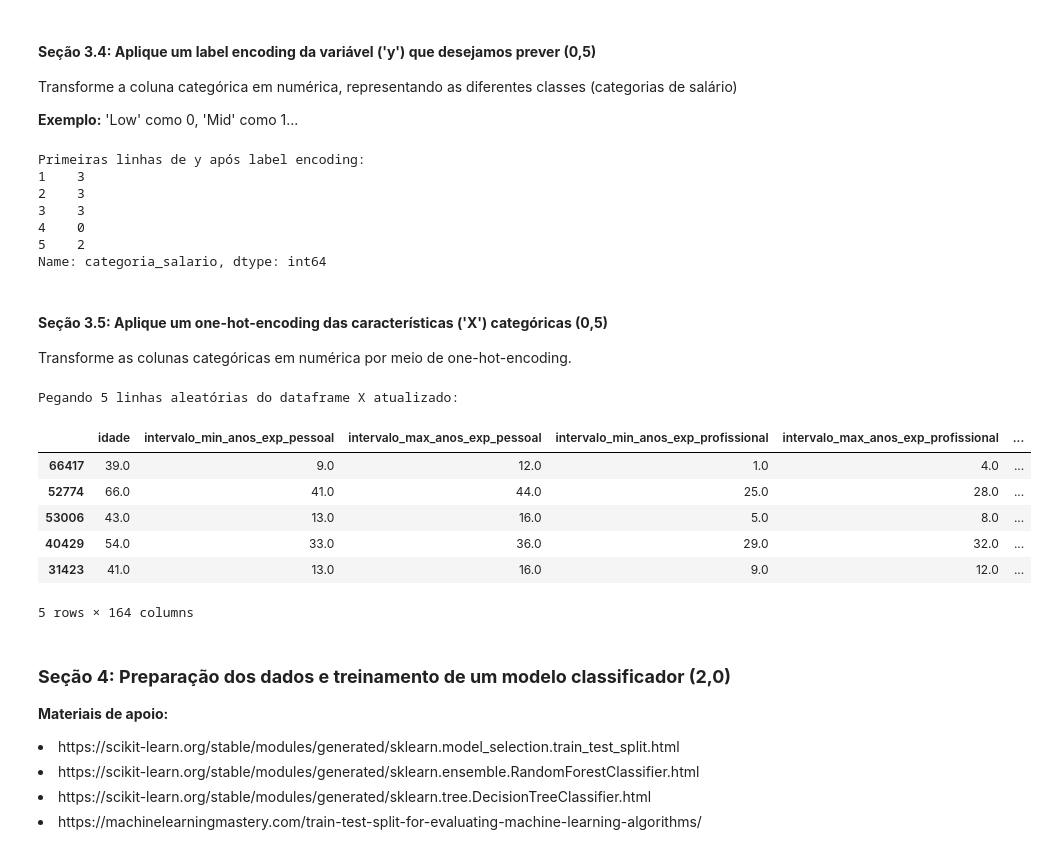
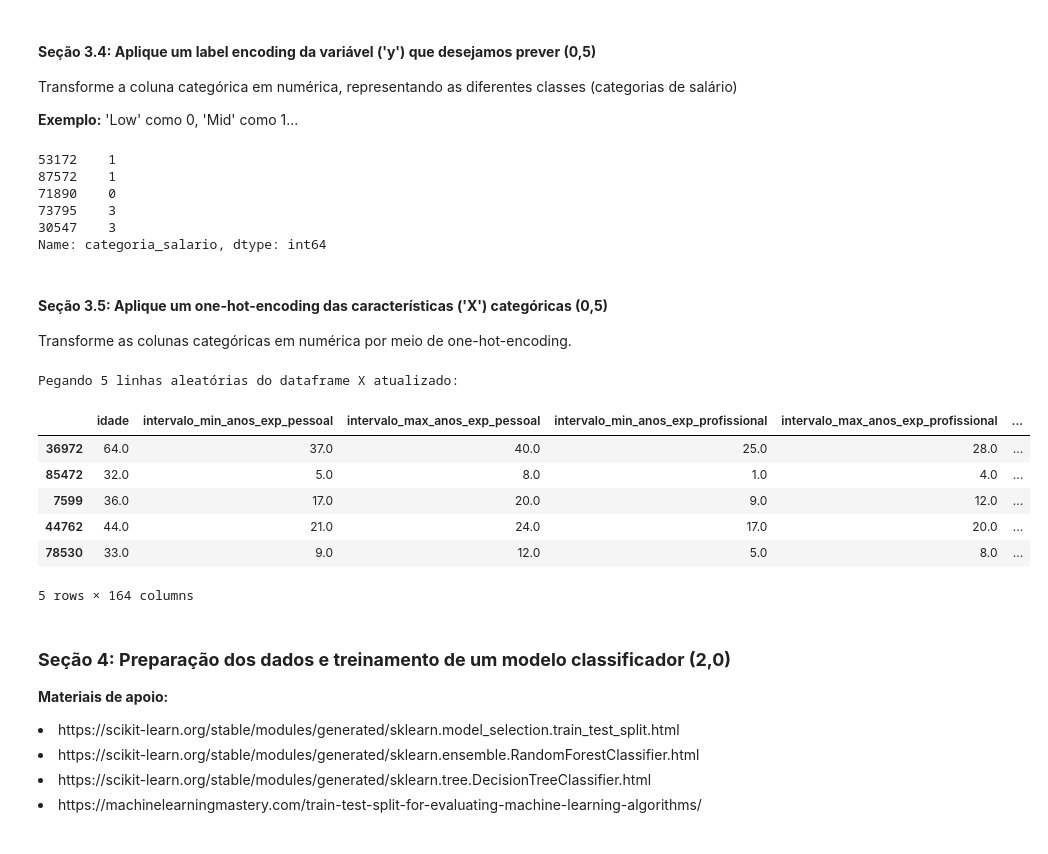
Before and after one commit to claradasneves/ps-hype-usp, a Jupyter notebook: case_notebook.ipynb, the cells around one changed output. Saved outputs shown, nothing was run; the diff lists cells and outputs as text; code cells hidden in the pictures.

```diff
--- a/case_notebook.ipynb
+++ b/case_notebook.ipynb
@@ -409,7 +414,7 @@ Total de valores nulos no DataFrame: 100
 # =========== TODO ===========
 
 # Remover todas as linhas com pelo menos um NaN em qualquer coluna
-df = df.dropna().copy()
+df = df.dropna()
 
 # Verificar o novo tamanho do DataFrame para confirmar a remoção
 print("Novo número de linhas no DataFrame:", df.shape[0])
@@ -491,18 +484,16 @@ mapeamento_salario = {
 }
 
 # Aplicando o mapeamento para transformar as categorias em números
-y = y.map(mapeamento_salario).copy()
+y = y.map(mapeamento_salario)
 
-# Verificando as primeiras linhas para garantir que a transformação foi aplicada corretamente
-print("Primeiras linhas de y após label encoding:")
-print(y.head())
+# Verificando
+y.sample(5)
 # %% [output]
-Primeiras linhas de y após label encoding:
-1    3
-2    3
-3    3
-4    0
-5    2
+53172    1
+87572    1
+71890    0
+73795    3
+30547    3
 Name: categoria_salario, dtype: int64
 # %% [markdown]
 <h4><b>Seção 3.5: Aplique um one-hot-encoding das características ('X') categóricas (0,5)</b></h4>
@@ -511,20 +502,20 @@ Name: categoria_salario, dtype: int64
 # %%
 # =========== TODO ===========
 
 # Aplicando one-hot-encoding às características categóricas em X
-X = pd.get_dummies(X, dtype=int).copy()
+X = pd.get_dummies(X, dtype=int)
 
-# Verificando as primeiras linhas de X para garantir que a transformação foi aplicada corretamente
+# Verificando linhas de X para garantir que a transformação foi aplicada corretamente
 print("Pegando 5 linhas aleatórias do dataframe X atualizado:")
 X.sample(5)
 # %% [output]
 Pegando 5 linhas aleatórias do dataframe X atualizado:
 |  | idade | intervalo_min_anos_exp_pessoal | intervalo_max_anos_exp_pessoal | intervalo_min_anos_exp_profissional | intervalo_max_anos_exp_profissional | ... |
-| 66417 | 39.0 | 9.0 | 12.0 | 1.0 | 4.0 | ... |
-| 52774 | 66.0 | 41.0 | 44.0 | 25.0 | 28.0 | ... |
-| 53006 | 43.0 | 13.0 | 16.0 | 5.0 | 8.0 | ... |
-| 40429 | 54.0 | 33.0 | 36.0 | 29.0 | 32.0 | ... |
-| 31423 | 41.0 | 13.0 | 16.0 | 9.0 | 12.0 | ... |
+| 36972 | 64.0 | 37.0 | 40.0 | 25.0 | 28.0 | ... |
+| 85472 | 32.0 | 5.0 | 8.0 | 1.0 | 4.0 | ... |
+| 7599 | 36.0 | 17.0 | 20.0 | 9.0 | 12.0 | ... |
+| 44762 | 44.0 | 21.0 | 24.0 | 17.0 | 20.0 | ... |
+| 78530 | 33.0 | 9.0 | 12.0 | 5.0 | 8.0 | ... |
 5 rows × 164 columns
 # %% [markdown]
 <h3><b>Seção 4: Preparação dos dados e treinamento de um modelo classificador (2,0)</b></h3>
```
Also changed, not shown: parts of 16 cells of this notebook.
